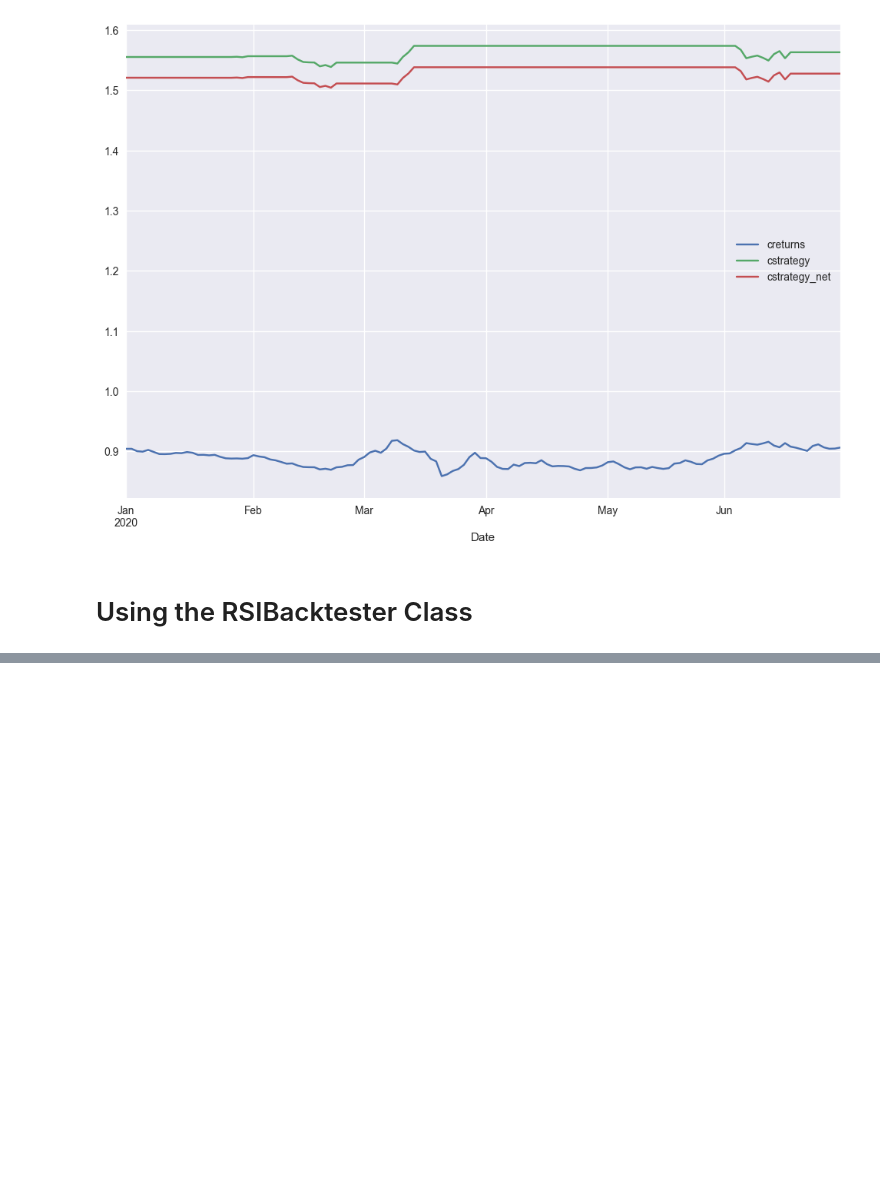
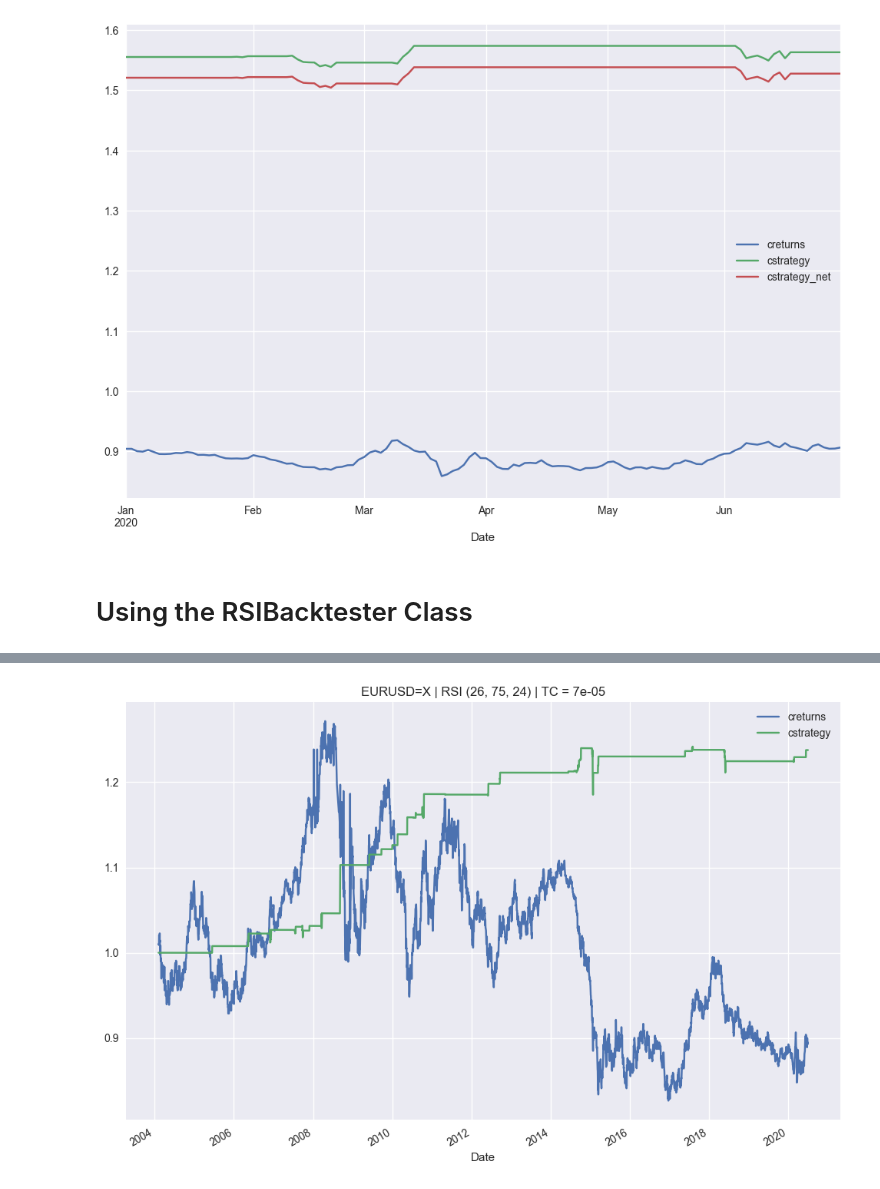
Before and after one commit to AvirukthGT/AlgoTrading, a Jupyter notebook: RSI/RSI.ipynb, the cells around one changed output, grey strips where cells are left out. Saved outputs shown, nothing was run; the diff lists cells and outputs as text; code cells hidden in the pictures; blank space fills up the shorter version.

```diff
--- a/RSI/RSI.ipynb
+++ b/RSI/RSI.ipynb
@@ -211,0 +254,4 @@ from RSIBacktester import RSIBacktester as RSI
+# %%
+tester.plot_results()
+# %% [output]
+[figure, added]
```
Also changed, not shown: parts of 8 cells of this notebook.
